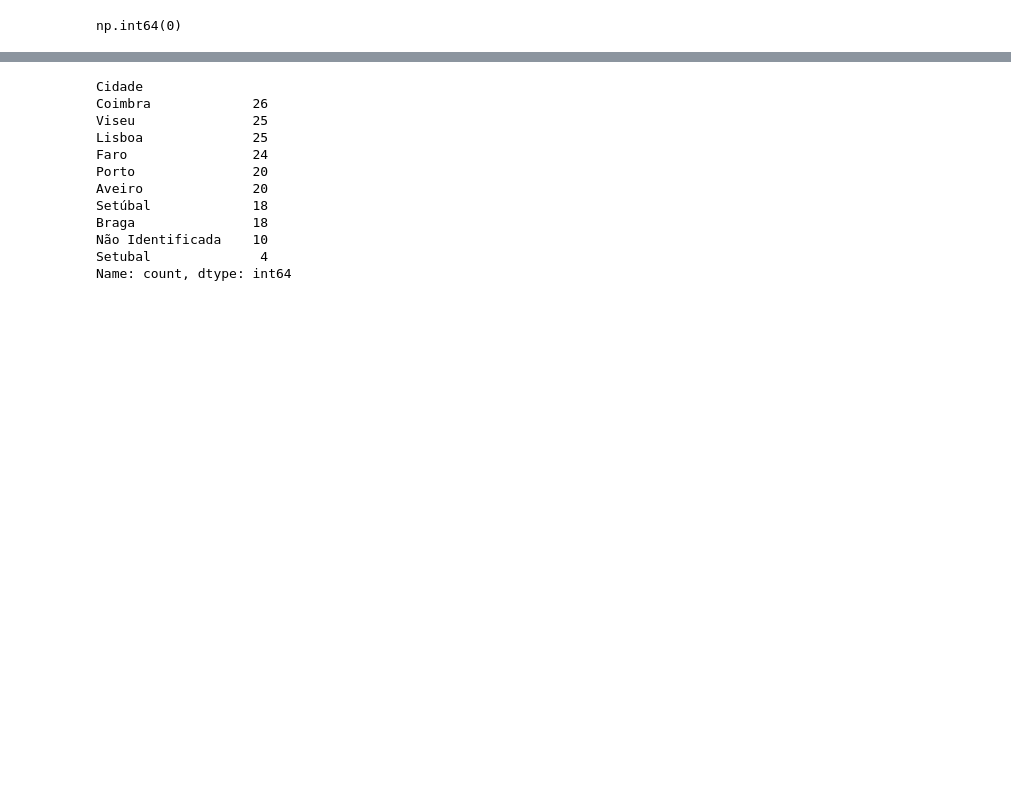
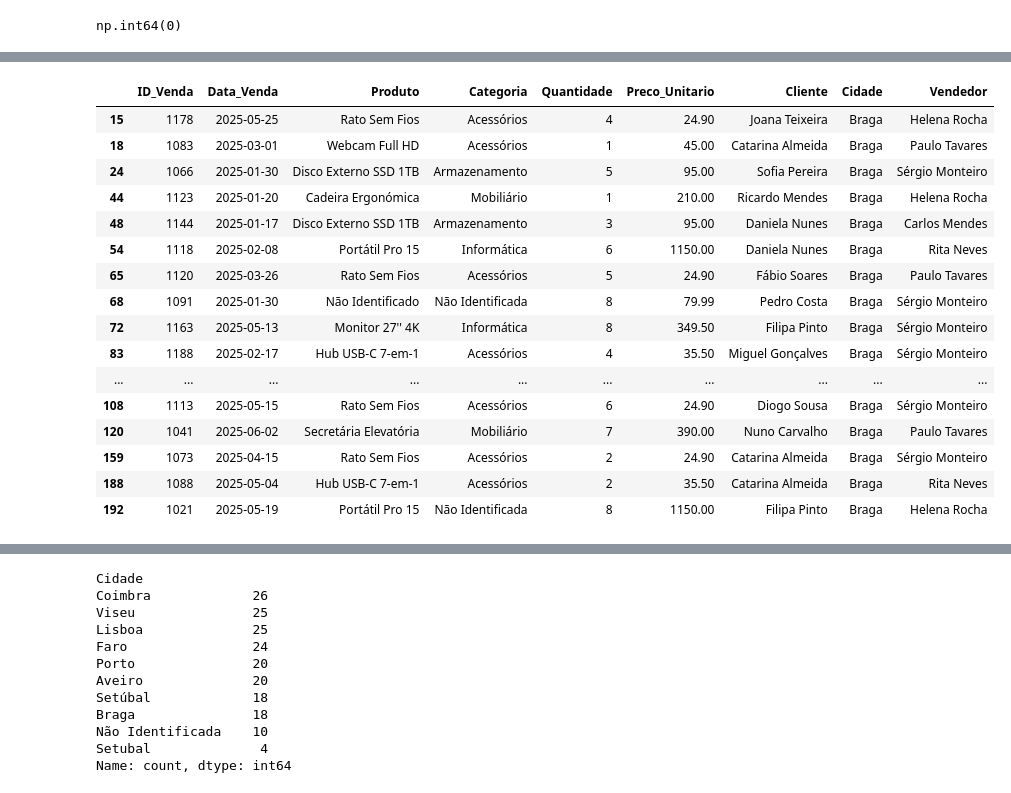
Before and after one commit to SirRick76/Projetos_PTL, a Jupyter notebook: Analise_Vendas1Loja.ipynb, the cells around one changed output, grey strips where cells are left out. Drawn from its saved outputs; the diff is of its cells as text; code cells hidden in the pictures; blank space fills up the shorter version.

```diff
--- a/Analise_Vendas1Loja.ipynb
+++ b/Analise_Vendas1Loja.ipynb
@@ -159,3 +174,23 @@ df["Data_Venda"]=pd.to_datetime(df["Data_Venda"],format="%d/%m/%Y")
 df["ID_Venda"]=df["ID_Venda"].astype(str)
 df["Quantidade"]=df["Quantidade"].astype(int)
 df["Preco_Unitario"]=df["Preco_Unitario"].astype(float)
+# %%
+df[df["Cidade"].str.contains("braga",case=False,na=False)]
+# %% [output]
+|  | ID_Venda | Data_Venda | Produto | Categoria | Quantidade | Preco_Unitario | Cliente | Cidade | Vendedor |
+| 15 | 1178 | 2025-05-25 | Rato Sem Fios | Acessórios | 4 | 24.90 | Joana Teixeira | Braga | Helena Rocha |
+| 18 | 1083 | 2025-03-01 | Webcam Full HD | Acessórios | 1 | 45.00 | Catarina Almeida | Braga | Paulo Tavares |
+| 24 | 1066 | 2025-01-30 | Disco Externo SSD 1TB | Armazenamento | 5 | 95.00 | Sofia Pereira | Braga | Sérgio Monteiro |
+| 44 | 1123 | 2025-01-20 | Cadeira Ergonómica | Mobiliário | 1 | 210.00 | Ricardo Mendes | Braga | Helena Rocha |
+| 48 | 1144 | 2025-01-17 | Disco Externo SSD 1TB | Armazenamento | 3 | 95.00 | Daniela Nunes | Braga | Carlos Mendes |
+| 54 | 1118 | 2025-02-08 | Portátil Pro 15 | Informática | 6 | 1150.00 | Daniela Nunes | Braga | Rita Neves |
+| 65 | 1120 | 2025-03-26 | Rato Sem Fios | Acessórios | 5 | 24.90 | Fábio Soares | Braga | Paulo Tavares |
+| 68 | 1091 | 2025-01-30 | Não Identificado | Não Identificada | 8 | 79.99 | Pedro Costa | Braga | Sérgio Monteiro |
+| 72 | 1163 | 2025-05-13 | Monitor 27'' 4K | Informática | 8 | 349.50 | Filipa Pinto | Braga | Sérgio Monteiro |
+| 83 | 1188 | 2025-02-17 | Hub USB-C 7-em-1 | Acessórios | 4 | 35.50 | Miguel Gonçalves | Braga | Sérgio Monteiro |
+| ... | ... | ... | ... | ... | ... | ... | ... | ... | ... |
+| 108 | 1113 | 2025-05-15 | Rato Sem Fios | Acessórios | 6 | 24.90 | Diogo Sousa | Braga | Sérgio Monteiro |
+| 120 | 1041 | 2025-06-02 | Secretária Elevatória | Mobiliário | 7 | 390.00 | Nuno Carvalho | Braga | Paulo Tavares |
+| 159 | 1073 | 2025-04-15 | Rato Sem Fios | Acessórios | 2 | 24.90 | Catarina Almeida | Braga | Sérgio Monteiro |
+| 188 | 1088 | 2025-05-04 | Hub USB-C 7-em-1 | Acessórios | 2 | 35.50 | Catarina Almeida | Braga | Rita Neves |
+| 192 | 1021 | 2025-05-19 | Portátil Pro 15 | Não Identificada | 8 | 1150.00 | Filipa Pinto | Braga | Helena Rocha |
```
Also changed, not shown: parts of 25 cells of this notebook, 2 other files.
